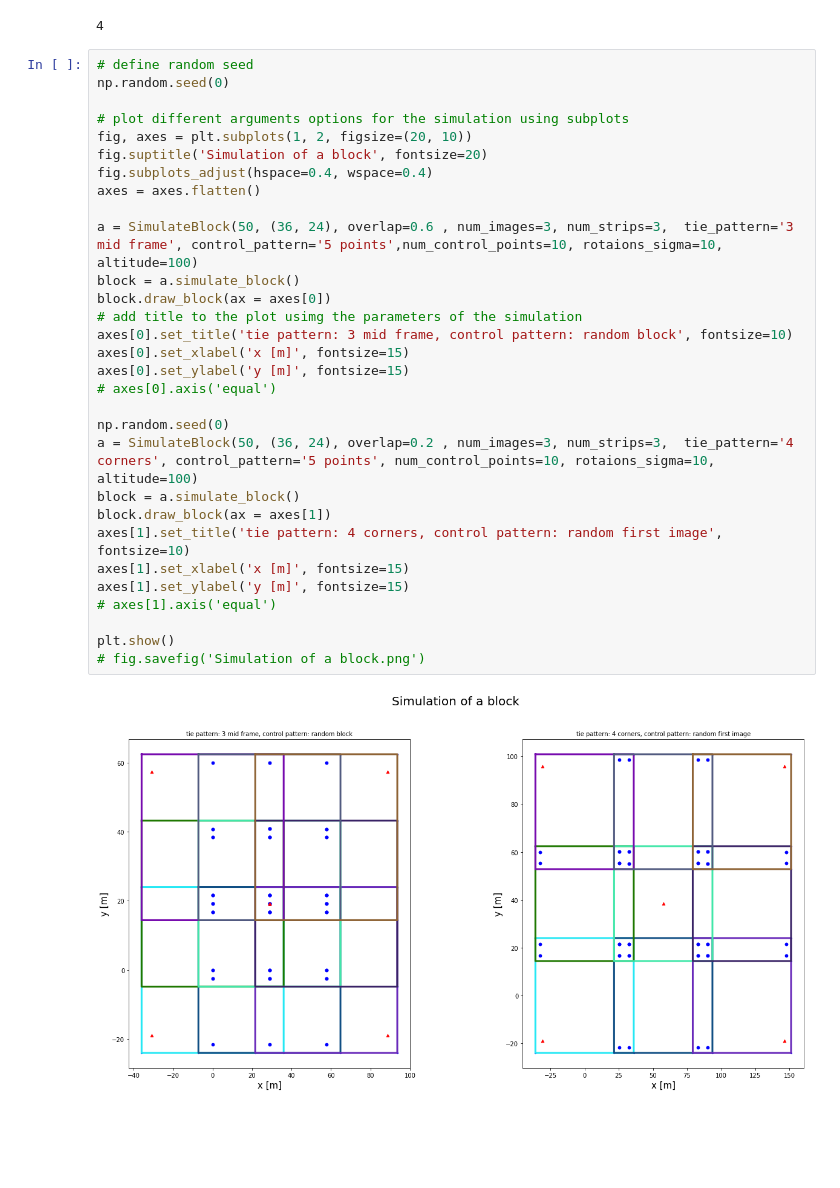
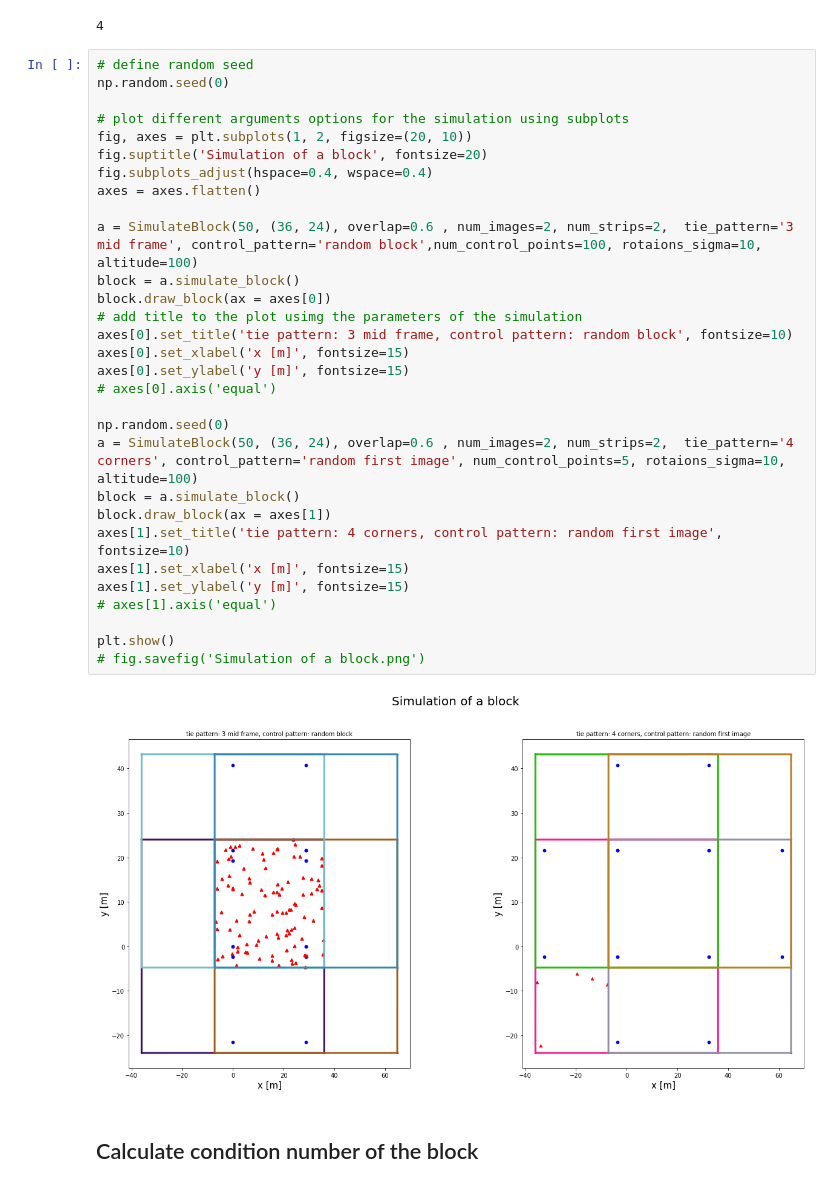
Before and after one commit to orenltr/Photogrammetry, a Jupyter notebook: Numerical_Aspects_in_Photogrammetry/Main_hw2.ipynb, the cells around one changed output. Drawn from its saved outputs; the diff is of its cells as text; blank space fills up the shorter version.

Commit message:
updated control points pattern

```diff
--- a/Numerical_Aspects_in_Photogrammetry/Main_hw2.ipynb
+++ b/Numerical_Aspects_in_Photogrammetry/Main_hw2.ipynb
@@ -30,32 +30,34 @@ len(block.images)
 # %%
 # define random seed
 np.random.seed(0)
 
 # plot different arguments options for the simulation using subplots
 fig, axes = plt.subplots(1, 2, figsize=(20, 10))
 fig.suptitle('Simulation of a block', fontsize=20)
 fig.subplots_adjust(hspace=0.4, wspace=0.4)
 axes = axes.flatten()
 
-a = SimulateBlock(50, (36, 24), overlap=0.6 , num_images=3, num_strips=3,  tie_pattern='3 mid frame', control_pattern='5 points',num_control_points=10, rotaions_sigma=10, altitude=100)
+a = SimulateBlock(50, (36, 24), overlap=0.6 , num_images=2, num_strips=2,  tie_pattern='3 mid frame', control_pattern='random block',num_control_points=100, rotaions_sigma=10, altitude=100)
 block = a.simulate_block()
 block.draw_block(ax = axes[0])
 # add title to the plot usimg the parameters of the simulation
 axes[0].set_title('tie pattern: 3 mid frame, control pattern: random block', fontsize=10)
 axes[0].set_xlabel('x [m]', fontsize=15)
 axes[0].set_ylabel('y [m]', fontsize=15)
 # axes[0].axis('equal')
 
 np.random.seed(0)
-a = SimulateBlock(50, (36, 24), overlap=0.2 , num_images=3, num_strips=3,  tie_pattern='4 corners', control_pattern='5 points', num_control_points=10, rotaions_sigma=10, altitude=100)
+a = SimulateBlock(50, (36, 24), overlap=0.6 , num_images=2, num_strips=2,  tie_pattern='4 corners', control_pattern='random first image', num_control_points=5, rotaions_sigma=10, altitude=100)
 block = a.simulate_block()
 block.draw_block(ax = axes[1])
 axes[1].set_title('tie pattern: 4 corners, control pattern: random first image', fontsize=10)
 axes[1].set_xlabel('x [m]', fontsize=15)
 axes[1].set_ylabel('y [m]', fontsize=15)
 # axes[1].axis('equal')
 
 plt.show()
 # fig.savefig('Simulation of a block.png')
 # %% [output]
-[figure, old version]
+[figure, new version]
+# %% [markdown]
+## Calculate condition number of the block
```
Also changed, not shown: parts of 5 cells of this notebook, 2 other files.
